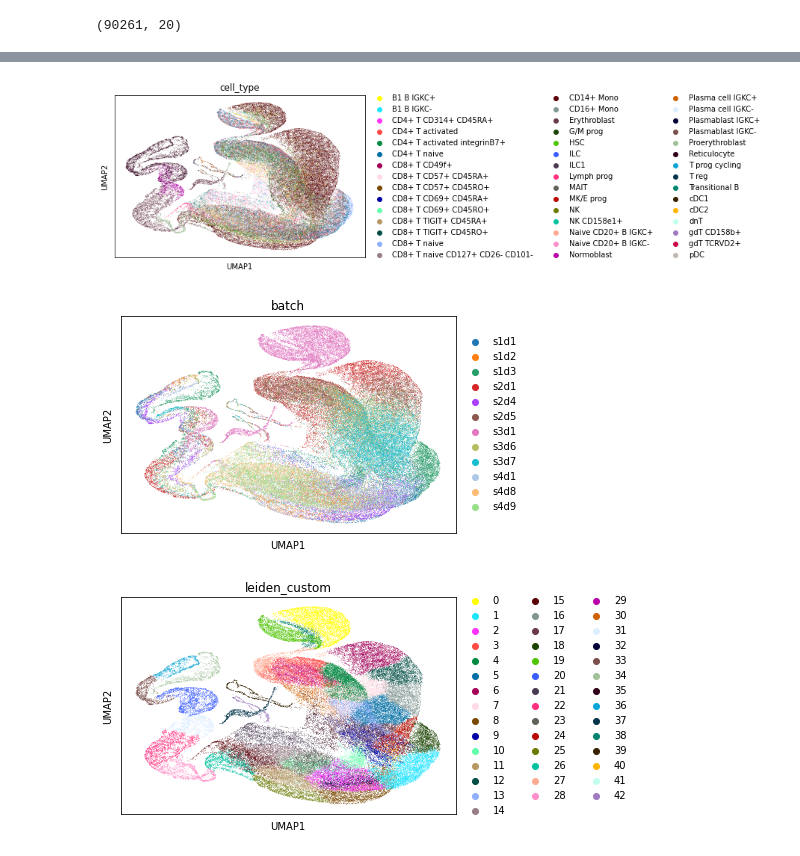
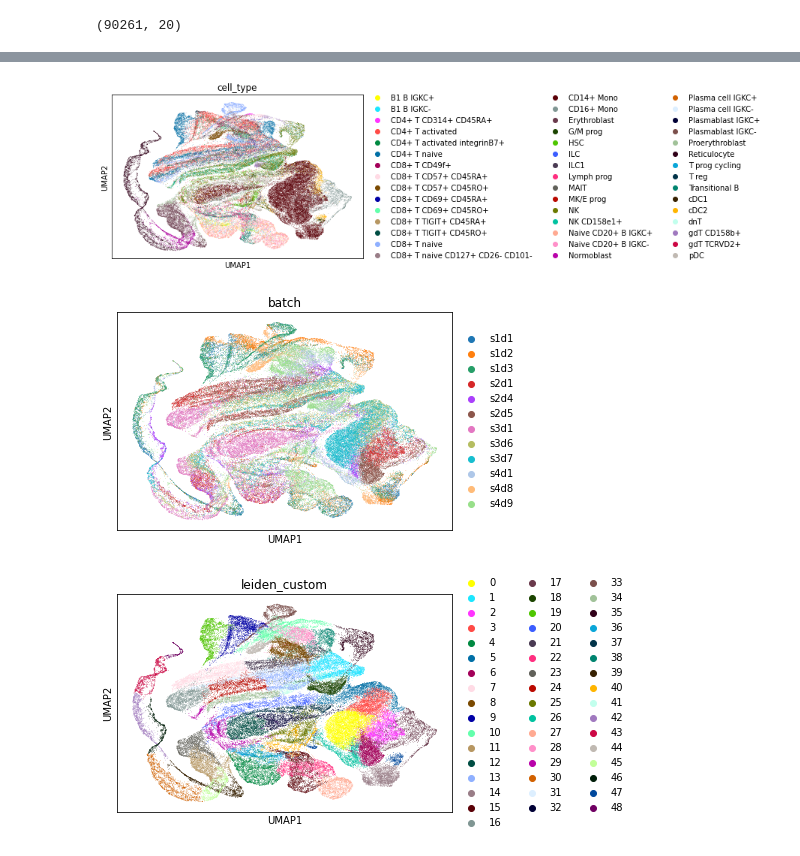
Before and after one commit to hsmaan/team_single_cell, a Jupyter notebook: my_notebooks/01_multimodal_autoencoder_cite_data.ipynb, the cells around one changed output, grey strips where cells are left out. Saved outputs shown, nothing was run; the diff lists cells and outputs as text; code cells hidden in the pictures.

Commit message:
Tried running deeper autoencoder with different hyperparameters.

```diff
--- a/my_notebooks/01_multimodal_autoencoder_cite_data.ipynb
+++ b/my_notebooks/01_multimodal_autoencoder_cite_data.ipynb
@@ -194,11 +231,11 @@ def multimodal_loss(gex_adt_true, gex_adt_pred):
 
     return loss
 # %%
-autoencoder = MultiModalAutoencoder(latent_dim, gex_dim, adt_dim)
+autoencoder = MultiModalAutoencoder(latent_gex, latent_adt, gex_dim, adt_dim)
 autoencoder.compile(optimizer='adam', loss=multimodal_loss)
 # %%
 autoencoder.fit(gex_adt_concat, gex_adt_concat,
-                epochs=10,
+                epochs=20,
                 shuffle=True,
                 batch_size=512
                )
@@ -266,6 +300,10 @@ eval_obj.evaluate(Z_concat_arr) # Evaluate
 # %%
 eval_obj.plot() # Plot the results
+del gex_Z
+del adt_Z
+del Z_concat
+del Z_concat_arr
 # %% [output]
-[figure, old version]
+[figure, new version]
-[figure, old version]
+[figure, new version]
-[figure, old version]
+[figure, new version]
```
Also changed, not shown: parts of 12 cells of this notebook, 1 other file.
